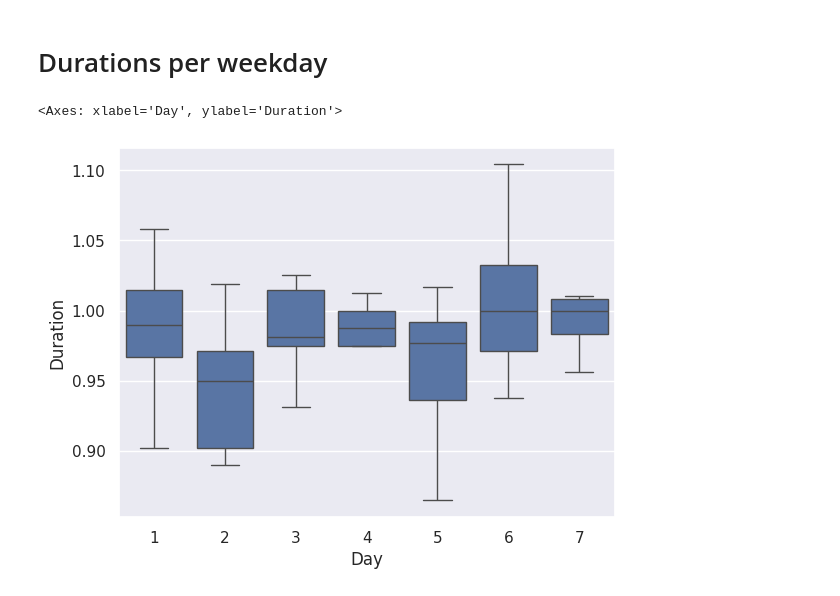
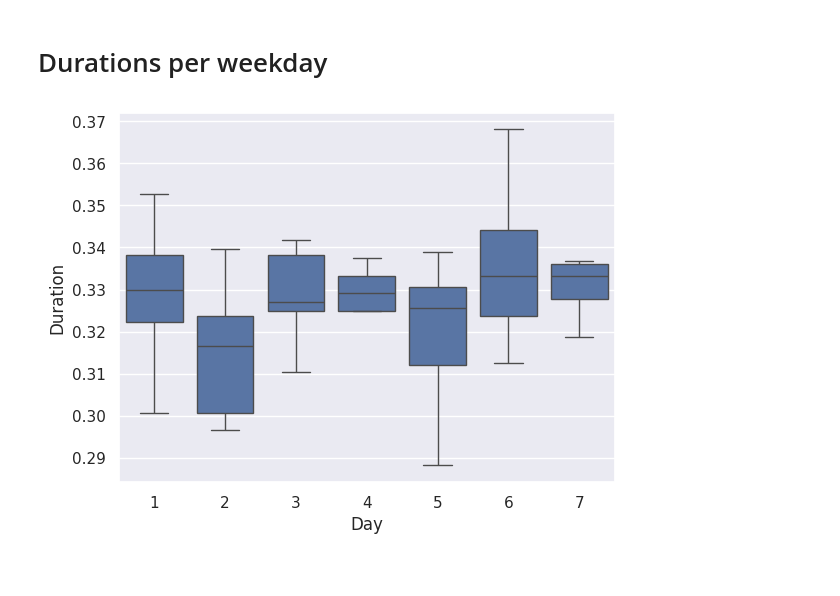
Before and after one commit to philexfertich/sleep-logs-eda, a Jupyter notebook: SleepLogsEDA.ipynb, the cells around one changed output. Cells and saved outputs as stored; diff of their text form; code cells hidden in the pictures.

Commit message:
Kaggle Notebook | Sleep Logs EDA | Version 4

```diff
--- a/SleepLogsEDA.ipynb
+++ b/SleepLogsEDA.ipynb
@@ -63,12 +29,11 @@ def normalize(s):
     s = s.mask(s < 0.5, lambda v: v + 1)
     return s
 
-logs[['Sleep Normalized', 'Wake Normalized']] = logs[['Sleep Time', 'Wake Time']].apply(normalize)
-logs[['Sleep Time', 'Sleep Normalized', 'Wake Normalized']].plot(
-    x='Sleep Time',
-)
+normalized = logs[['Sleep Time', 'Wake Time']].apply(normalize).copy()
+normalized['Date'] = logs['Sleep Time']
+normalized.plot(x='Date')
 
-logs = logs.drop(['Sleep Normalized', 'Wake Normalized'], axis=1)
+del normalized
 
 plt.show()
 # %% [output]
@@ -109,15 +74,18 @@ plt.show()
 # %% [markdown]
 # Durations per weekday
 # %%
-data = logs['Duration'].apply(lambda v: v/ pd.to_timedelta('8h')).to_frame()
-data['Day'] = logs['Sleep Time'].dt.isocalendar().day
+normalized = (logs['Duration'] / np.timedelta64(1, 'D')).to_frame()
+normalized['Day'] = logs['Sleep Time'].dt.isocalendar().day
 
 sns.boxplot(
-    data=data,
+    data=normalized,
     x='Day',
     y='Duration',
     showfliers=False,
 )
+
+del normalized
+
+plt.show()
 # %% [output]
-<Axes: xlabel='Day', ylabel='Duration'>
-[figure, old version]
+[figure, new version]
```
Also changed, not shown: parts of 5 cells of this notebook.
